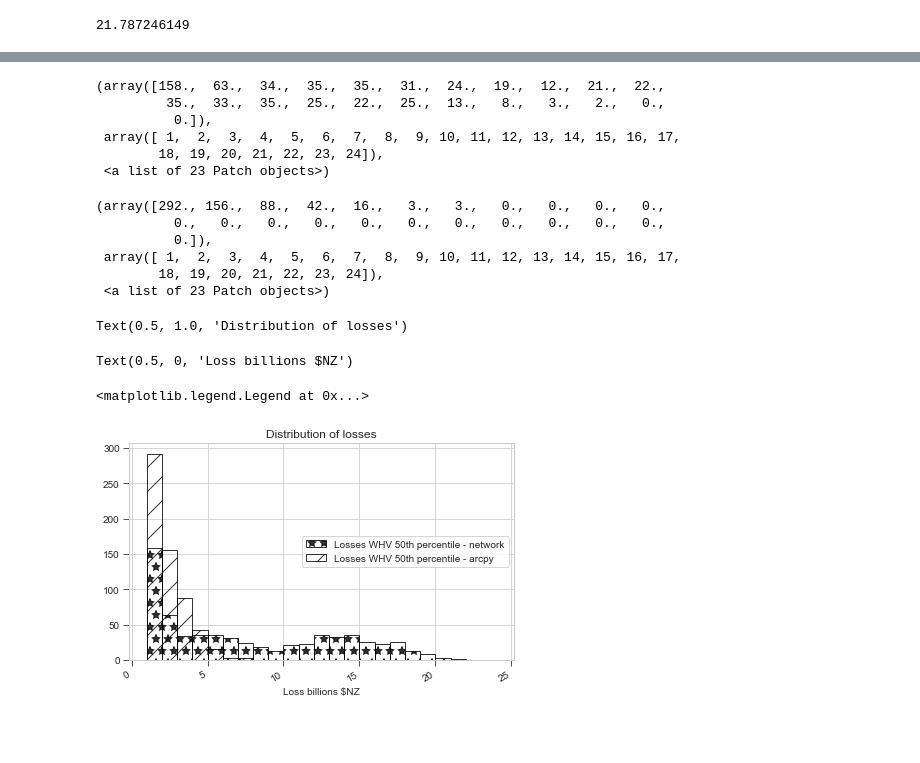
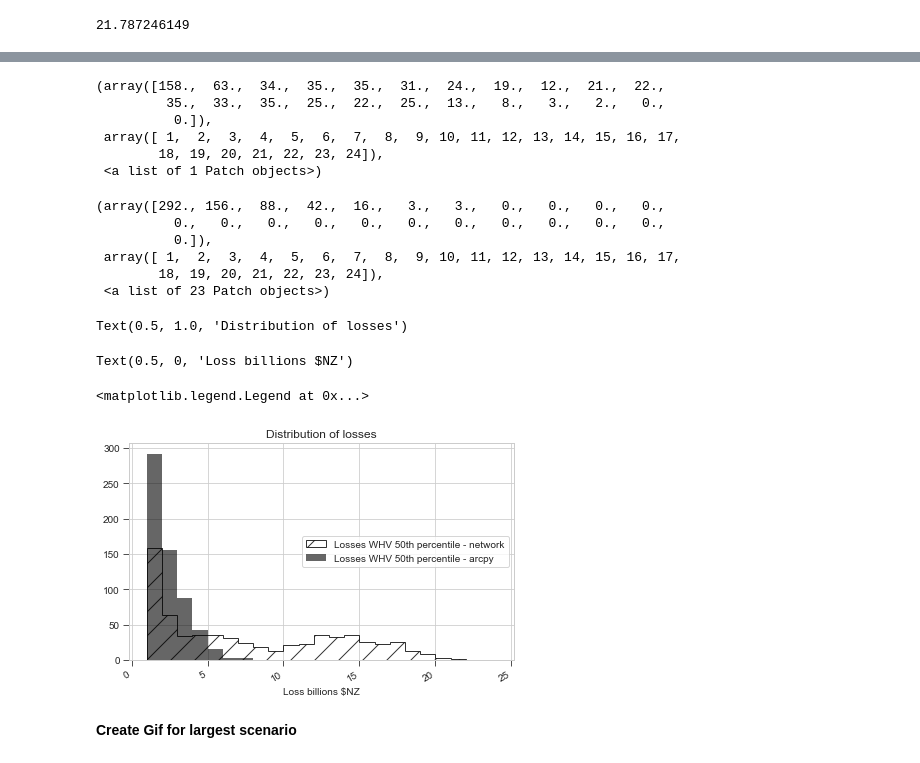
Before and after one commit to 37stu37/FFE, a Jupyter notebook: postprocessingFFE.ipynb, the cells around one changed output, grey strips where cells are left out. Drawn from its saved outputs; the diff is of its cells as text; code cells hidden in the pictures; blank space fills up the shorter version.

```diff
--- a/postprocessingFFE.ipynb
+++ b/postprocessingFFE.ipynb
@@ -20,10 +21,11 @@ from IPython.core.interactiveshell import InteractiveShell
 InteractiveShell.ast_node_interactivity = "all"
 # %%
 # Paths
-p = Path('C:/Users/alexd/Dropbox/FFE')
+p = Path('/Users/alex/Dropbox/Work/GNS/008_FFE/ProbaFFE/FFE')
 pathShapefile = p / 'shapefile'
 pathParquets = p / 'output'
 
 print(len(os.listdir(pathParquets)))
+print(os.listdir(pathShapefile))
 # %% [output]
 2999
@@ -33,7 +36,7 @@ def read_and_concatenate_parquets(path=pathParquets):
     files = pathParquets.glob('*scenario*')
     for file in files:
 #         print(f'{file} loaded file \n {len(L)}/2999')
-        pqt = dd.read_parquet(file, engine='pyarrow')
+        pqt = dd.read_parquet(file, engine='auto')
         L.append(pqt)
     df = dd.concat(L)
     return df
@@ -50,7 +53,7 @@ def count_fid_occurences(df):
 def Merge(countDf,nameShapefile):
     gdfShape = gpd.read_file(pathShapefile / nameShapefile)
     gdfShape.insert(0, 'FID', range(0, len(gdfShape)))
-    m = pd.merge(countConcatDf,gdfShape, how='left',on='FID')
+#     m = pd.merge(countConcatDf,gdfShape, how='left',on='FID')
     merged = countDf.merge(gdfShape, on=['FID'], how='left')
     return merged
 
@@ -155,0 +168,17 @@ ccDflossCum = ccDfLoss.groupby(['scenario'])['Replacemen'].sum().reset_index()
+# %%
+from dask.diagnostics import ProgressBar
+
+# ccDf = concatDf[['source', 'scenario']].compute()
+costDataShape = gpd.read_file(pathShapefile / 'WellWHV_Buildings.shp')
+costData = pd.DataFrame(costDataShape)
+costData.drop(['Combustibl', 'FloorArea', 'BLDG_ID', 'SA2_ID','NightOccup','geometry'], axis=1, inplace=True)
+# merge
+ccDfLoss = dd.merge(concatDf, costData, how='left', left_on='source', right_index=True) # would need to work with Dask !!
+ccDfLossCum = ccDfLoss.groupby(['scenario'])['Replacemen'].sum().reset_index()
+# print(type(ccDfLoss), type(ccDfLossCum))
+
+pbar = ProgressBar()
+pbar.register()
+
+lossCum = ccDfLossCum.compute()
+print(f"the worst scenario is : \n {lossCum[lossCum['Replacemen'] == max(lossCum['Replacemen'])]}")
@@ -156,15 +195,15 @@ ccDflossCum = ccDfLoss.groupby(['scenario'])['Replacemen'].sum().reset_index()
 # %%
-# FinnLosses = np.array([0, 125000000, 263888888.9, 680555555.6, 1062500000, 1340277778, 2000000000,
+# FinnLossesReport = np.array([0, 125000000, 263888888.9, 680555555.6, 1062500000, 1340277778, 2000000000,
 #               2555555556, 2972222222, 5020833333, 5402777778, 5854166667, 6305555556, 6444444444,
 #               6965277778, 7243055556, 7381944444, 7902777778, 8145833333, 10263888889, 12347222222,
 #               13215277778, 14152777778])
 
-# FinnProbability = np.array([0, 0.507380074, 0.556457565, 0.566789668, 0.584870849, 0.605535055,
+# FinnProbabilityReport = np.array([0, 0.507380074, 0.556457565, 0.566789668, 0.584870849, 0.605535055,
 #                    0.719188192, 0.763099631, 0.770848708, 0.773431734, 0.804428044, 0.845756458,
 #                    0.871586716, 0.871586716, 0.918081181, 0.923247232, 0.938745387, 0.949077491,
 #                    0.959409594, 0.972324723, 0.982656827, 0.985239852, 0.990405904])
 
-pathFinn = Path('C:/Users/alexd/Dropbox/Work/GNS/008_FFE/ProbaFFE/OutputFinn')
+pathFinn = Path('/Users/alex/Dropbox/Work/GNS/008_FFE/ProbaFFE/OutputFinn')
 dataFinn3000 = pd.read_csv(pathFinn / 'ScenSumWellWHV_pfour_1-3000.csv')
 
 lossLevels = np.arange(1000, 100e9, 10000)
@@ -209,38 +249,40 @@ Wall time: 4min 24s
 plt.style.use('seaborn-whitegrid')
 fig, (ax1) = plt.subplots(nrows=1, ncols=1)#, figsize=(15, 10))
 
-billionLossAlex = ccDflossCum.Replacemen / 1e9
+billionLossAlex = lossCum.Replacemen / 1e9
 billionLossFinn = dataFinn3000.ReplacementValue / 1e9
 
 # ccDflossCum.Replacemen.plot('hist', alpha=0.8)
-ax1.hist(billionLossAlex, bins=np.arange(1,25), fill=False, hatch='*', color='black', alpha=0.8, label='Losses WHV 50th percentile - network')
-ax1.hist(billionLossFinn, bins=np.arange(1,25), fill=False, hatch='/', color='black', alpha=0.8, label='Losses WHV 50th percentile - arcpy')
+ax1.hist(billionLossAlex, bins=np.arange(1,25), fill=False, histtype='step', hatch='/', color='black', alpha=0.8, label='Losses WHV 50th percentile - network')
+ax1.hist(billionLossFinn, bins=np.arange(1,25), fill=True, color='black', alpha=0.6, label='Losses WHV 50th percentile - arcpy')
 
 ax1.set_title('Distribution of losses')
 ax1.ticklabel_format(useOffset=False, style= 'scientific')
 ax1.tick_params(direction="out", length=6)
 # ax1.set_yscale('log')
 ax1.set_xlabel('Loss billions $NZ')
 ax1.legend(loc="center right", frameon=True)
 
 fig.autofmt_xdate()
 plt.tight_layout()
 plt.savefig(pathShapefile / 'DistributionLosses.png', dpi=600)
 plt.show()
 # %% [output]
 (array([158.,  63.,  34.,  35.,  35.,  31.,  24.,  19.,  12.,  21.,  22.,
          35.,  33.,  35.,  25.,  22.,  25.,  13.,   8.,   3.,   2.,   0.,
           0.]),
  array([ 1,  2,  3,  4,  5,  6,  7,  8,  9, 10, 11, 12, 13, 14, 15, 16, 17,
         18, 19, 20, 21, 22, 23, 24]),
- <a list of 23 Patch objects>)
+ <a list of 1 Patch objects>)
 (array([292., 156.,  88.,  42.,  16.,   3.,   3.,   0.,   0.,   0.,   0.,
           0.,   0.,   0.,   0.,   0.,   0.,   0.,   0.,   0.,   0.,   0.,
           0.]),
  array([ 1,  2,  3,  4,  5,  6,  7,  8,  9, 10, 11, 12, 13, 14, 15, 16, 17,
         18, 19, 20, 21, 22, 23, 24]),
  <a list of 23 Patch objects>)
 Text(0.5, 1.0, 'Distribution of losses')
 Text(0.5, 0, 'Loss billions $NZ')
 <matplotlib.legend.Legend at 0x...>
-[figure, old version]
+[figure, new version]
+# %% [markdown]
+**Create Gif for largest scenario**
```
Also changed, not shown: parts of 15 cells of this notebook, 1 other file.
